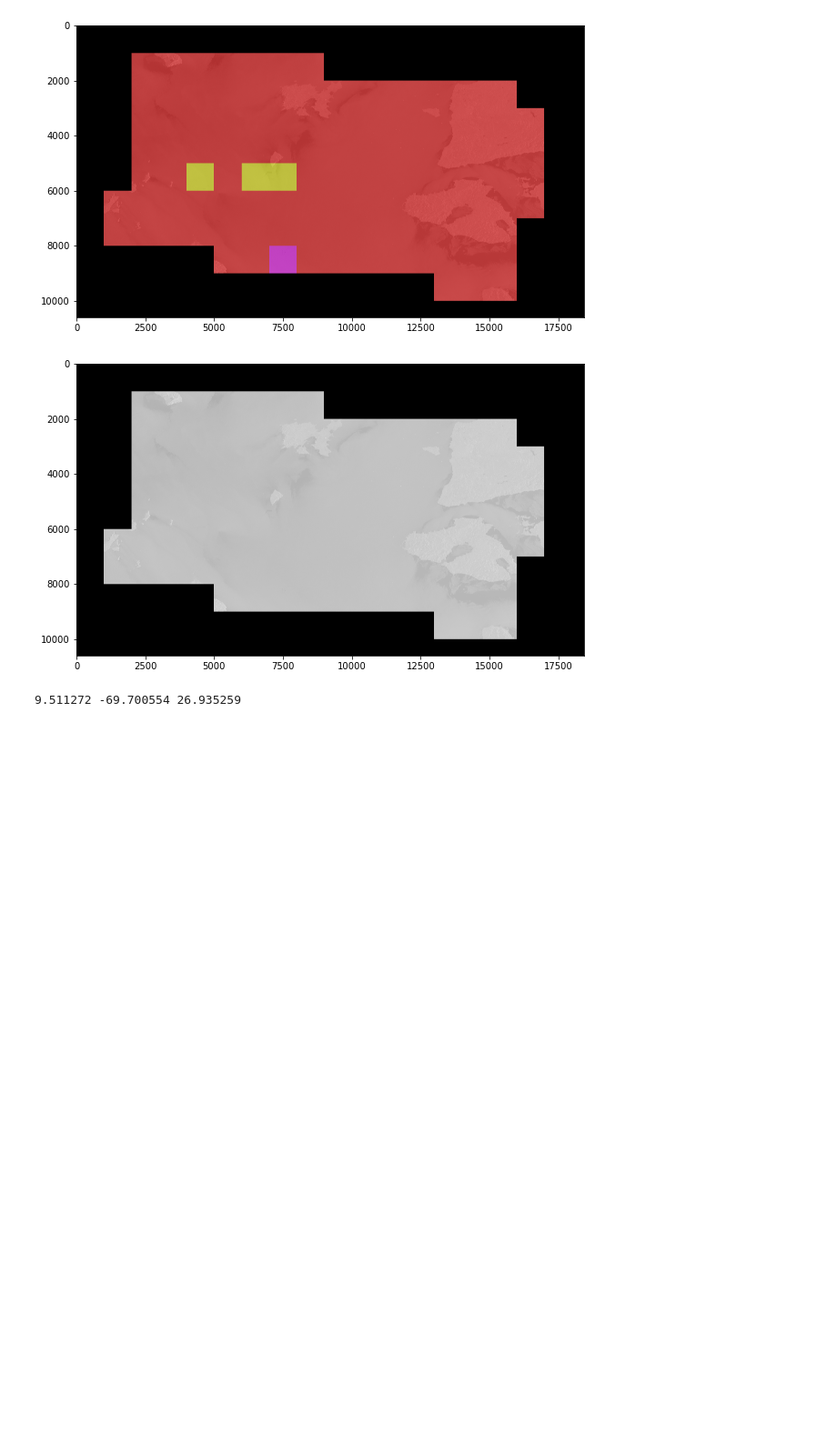
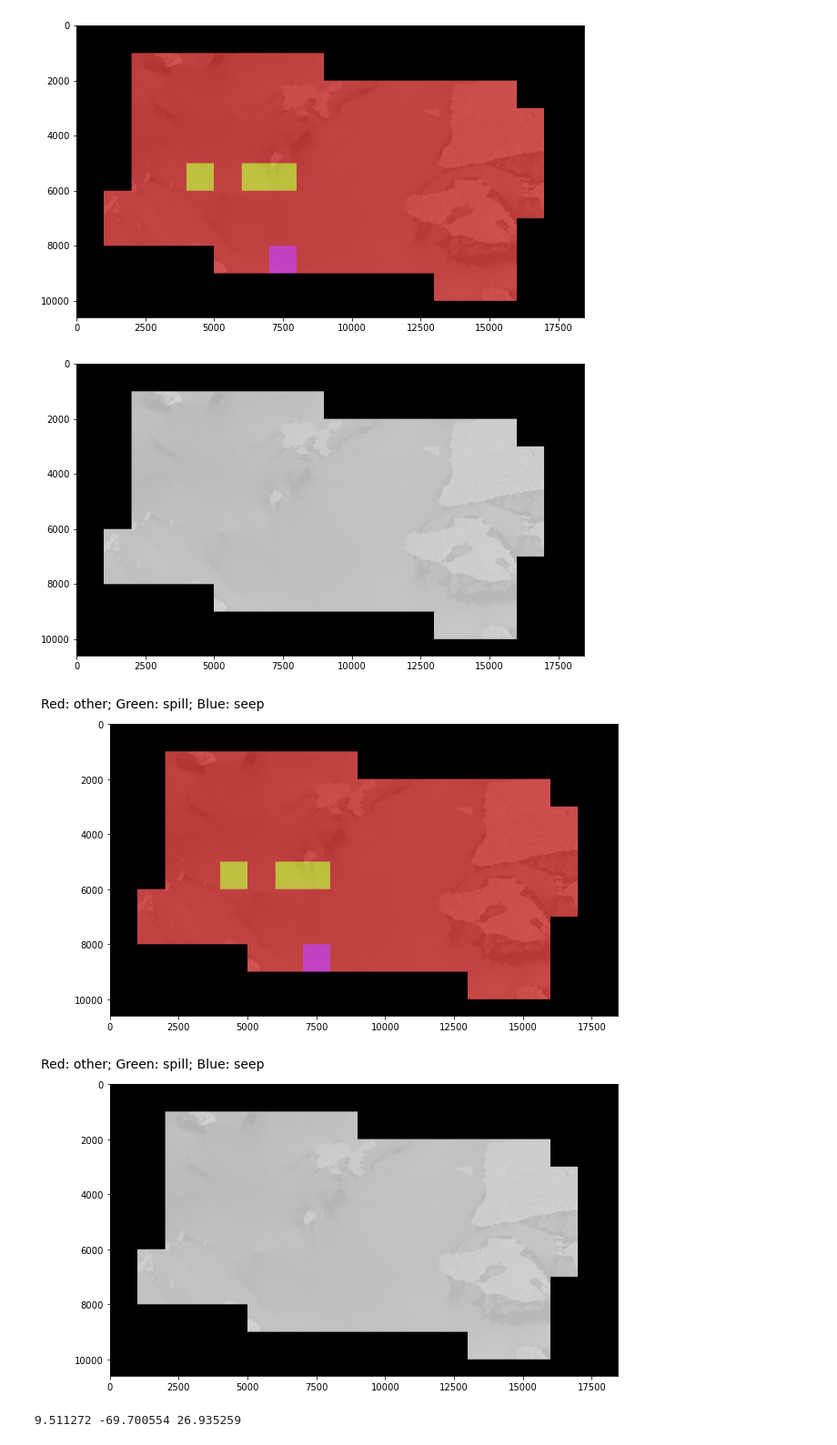
Before and after one commit to Rob174/detection_nappe_hydrocarbures_IMT_cefrem, a Jupyter notebook: main/src/analysis/analysis.ipynb, the cells around one changed output. Shown at 91% size. Saved outputs shown, nothing was run; the diff lists cells and outputs as text; code cells hidden in the pictures; blank space fills up the shorter version.

Commit message:
Legend position fixed

```diff
--- a/main/src/analysis/analysis.ipynb
+++ b/main/src/analysis/analysis.ipynb
@@ -324,6 +314,19 @@ skipping
 [interactive output not drawn]
 [figure]
 [figure]
+# %%
+import matplotlib.pyplot as plt
+plt.figure(figsize=(10,10))
+plt.imshow(array_overlay[0])
+plt.gcf().text(0.02, 0.75, f"Red: other; Green: spill; Blue: seep", fontsize=14)
+plt.savefig(f"{folder}{choice_folder}_{name}_rgb_overlay_true.png")
+plt.figure(figsize=(10,10))
+plt.imshow(array_overlay[1])
+plt.gcf().text(0.02, 0.75, f"Red: other; Green: spill; Blue: seep", fontsize=14)
+plt.savefig(f"{folder}{choice_folder}_{name}_rgb_overlay_pred.png")
+# %% [output]
+[figure, added]
+[figure, added]
 # %%
 from main.src.data.DatasetFactory import DatasetFactory
 
```
Also changed, not shown: parts of 2 cells of this notebook, 1 other file.
